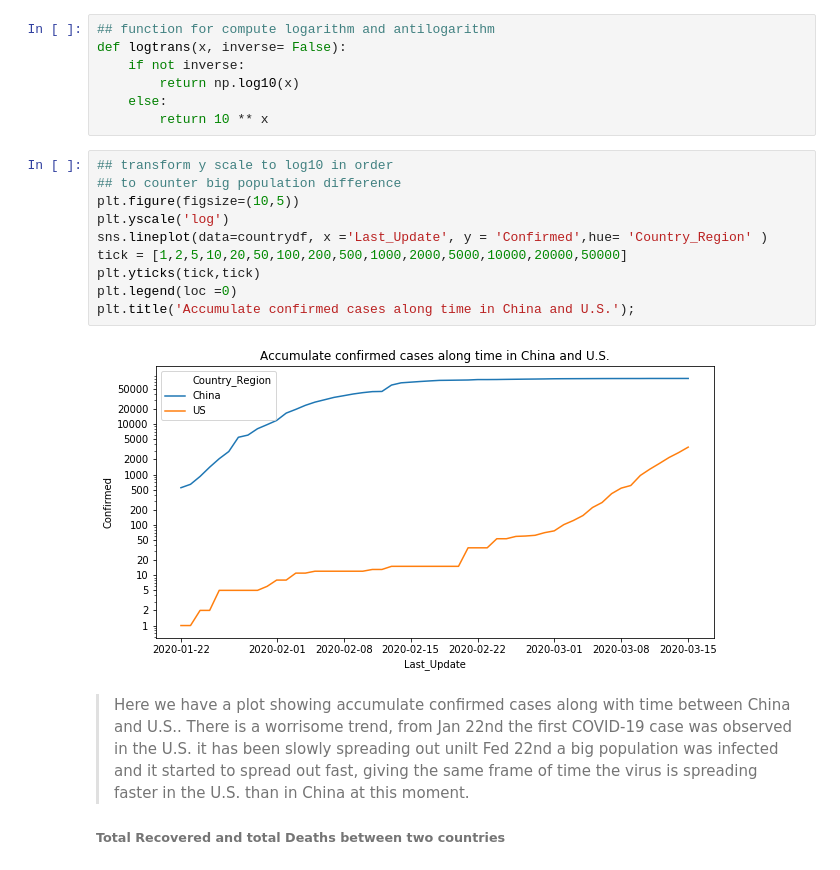
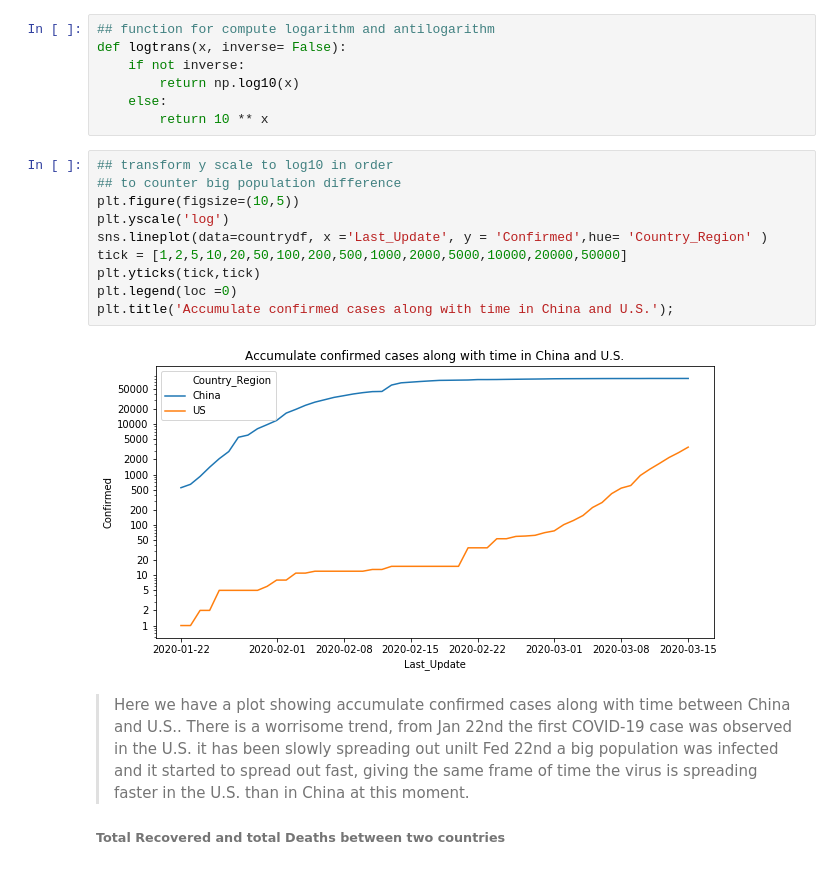
Before and after one commit to victorlifan/COVID-19_data_analyzation_and_prediction, a Jupyter notebook: COVID_19 data analyzation and prediction exploration.ipynb, the cells around one changed output. Cells and saved outputs as stored; diff of their text form.

```diff
--- a/exploration_template.ipynb
+++ b/COVID_19 data analyzation and prediction exploration.ipynb
@@ -332,15 +333,15 @@ def logtrans(x, inverse= False):
 # %%
 ## transform y scale to log10 in order
 ## to counter big population difference
 plt.figure(figsize=(10,5))
 plt.yscale('log')
 sns.lineplot(data=countrydf, x ='Last_Update', y = 'Confirmed',hue= 'Country_Region' )
 tick = [1,2,5,10,20,50,100,200,500,1000,2000,5000,10000,20000,50000]
 plt.yticks(tick,tick)
 plt.legend(loc =0)
-plt.title('Accumulate confirmed cases along time in China and U.S.');
+plt.title('Accumulate confirmed cases along with time in China and U.S.');
 # %% [output]
-[figure, old version]
+[figure, new version]
 # %% [markdown]
 > Here we have a plot showing accumulate confirmed cases along with time between China and U.S.. There is a worrisome trend, from Jan 22nd the first COVID-19 case was observed in the U.S. it has been slowly spreading out unilt Fed 22nd a big population was infected and it started to spread out fast, giving the same frame of time the virus is spreading faster in the U.S. than in China at this moment.
 
```
Also changed, not shown: parts of 11 cells of this notebook, 2 other files.
